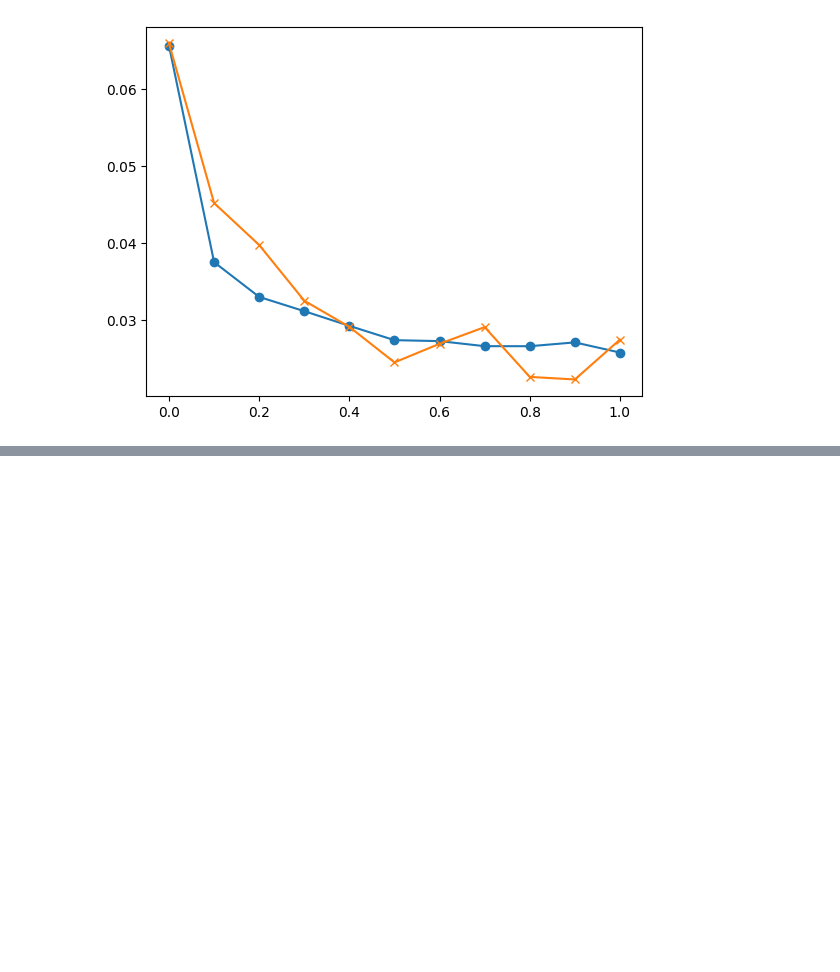
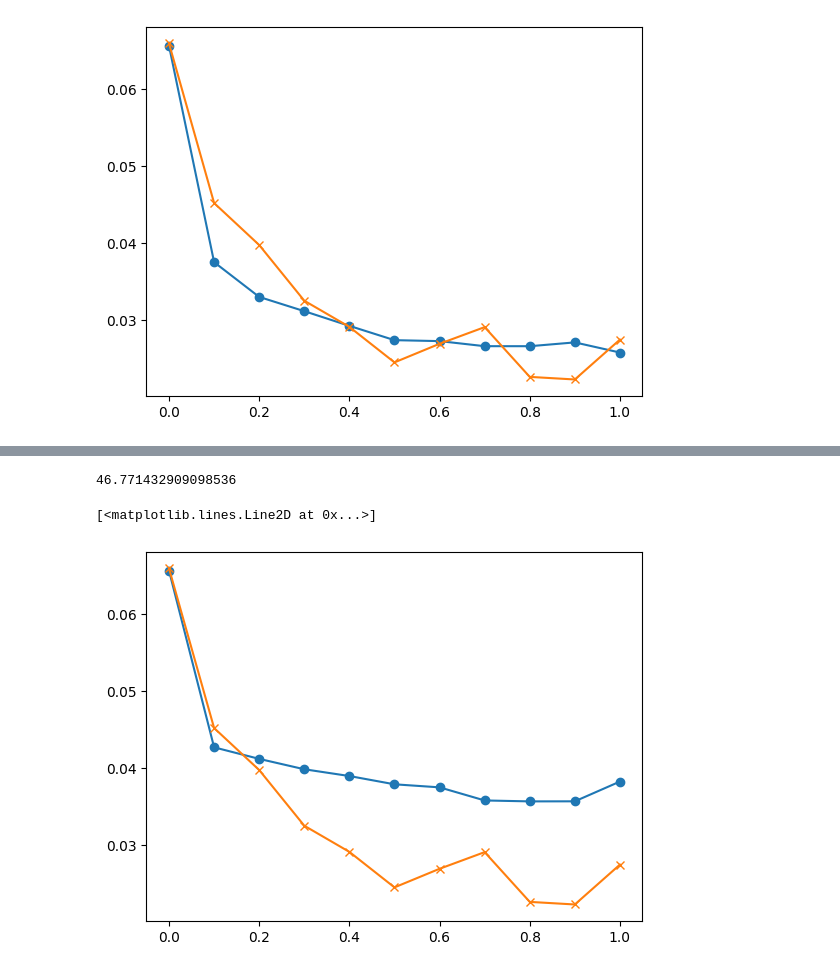
Before and after one commit to harrya32/HTI, a Jupyter notebook: DTR-Bench/rebuttals_eval.ipynb, the cells around one changed output, grey strips where cells are left out. Drawn from its saved outputs; the diff is of its cells as text; code cells hidden in the pictures; blank space fills up the shorter version.

```diff
--- a/DTR-Bench/flow_matching_eval.ipynb
+++ b/DTR-Bench/rebuttals_eval.ipynb
@@ -519,0 +392,9 @@ ModuleNotFoundError: No module named 'jax'
+# %%
+def naive_forward(action, obs, lambda_val, naive_model):
+    """
+    Uses the trained naive model to push actions forward to target lambda, where naive model can take in any lamda for a given action, obs pair.
+    """
+    if lambda_val <= 0:
+        return action
+    naive_action = naive_model(torch.tensor(action, device=device), torch.tensor(lambda_val, device=device), torch.tensor(obs, device=device)).cpu().detach().numpy()
+    return naive_action
@@ -519,0 +452,27 @@ ModuleNotFoundError: No module named 'jax'
+# %%
+naive_rewards = []
+naive_penalties = []
+
+for i in range(5):
+    print(f"Loading naive model {i} weights...")
+    naive_model = MLP(
+        input_dim=2,     # First 2 entries from timepoint 0
+        time_dim=1,      # Timepoint (0, 5, or 10)
+        hidden_dim=128,  # Hidden layer size
+        cond_dim=7       # Remaining 7 entries from timepoint 0
+    ).to(device)
+    #load model
+    naive_model_weights = torch.load(f'../rebuttal_baselines/naive_model_{i}.pt')
+    naive_model.load_state_dict(naive_model_weights)
+
+    model_pens = []
+    model_rewards = []
+    for lambda_val in LAMBDA_VALUES:
+        print(f"Evaluating lambda value: {lambda_val}")
+        eval = evaluate_lambda(model, lambda_val, naive_model)
+        model_pens.append(eval[0])
+        model_rewards.append(eval[2])
+        time.sleep(1)
+
+    naive_rewards.append(model_rewards)
+    naive_penalties.append(model_pens)
@@ -519,0 +496,4 @@ ModuleNotFoundError: No module named 'jax'
+# %%
+np.mean(rewards)
+# %% [output]
+46.771432909098536
@@ -519,0 +503,6 @@ ModuleNotFoundError: No module named 'jax'
+# %%
+plt.plot(LAMBDA_VALUES, [-i for i in pens], marker='o')
+plt.plot(LAMBDA_VALUES, [-i for i in true['Average Penalty']], marker='x')
+# %% [output]
+[<matplotlib.lines.Line2D at 0x...>]
+[figure, added]
```
Also changed, not shown: parts of 7 cells of this notebook, 9 other files.
